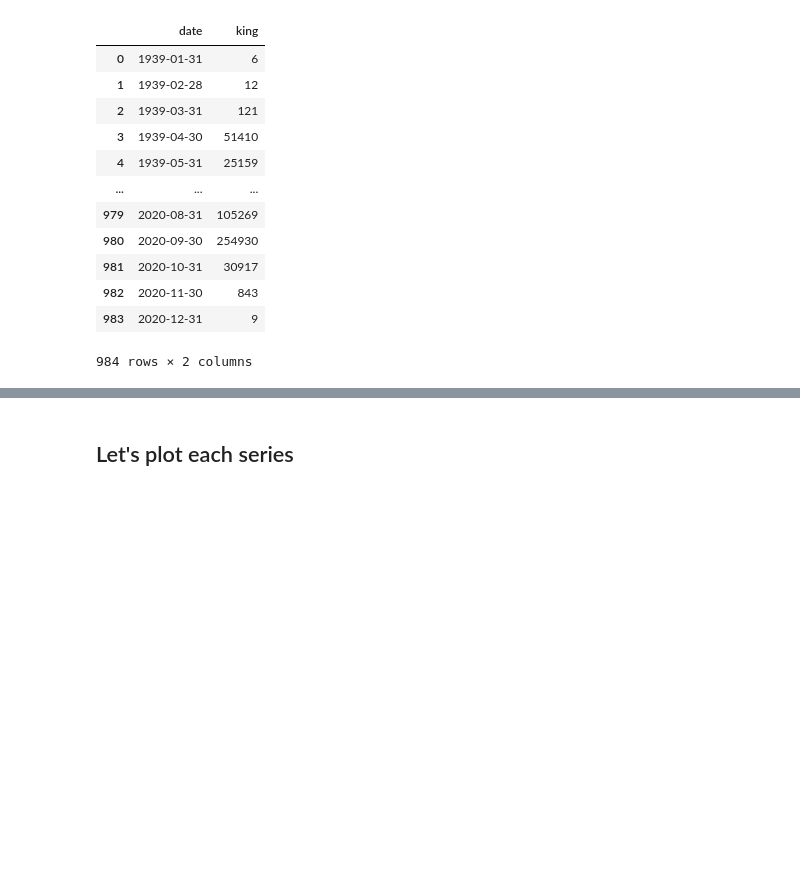
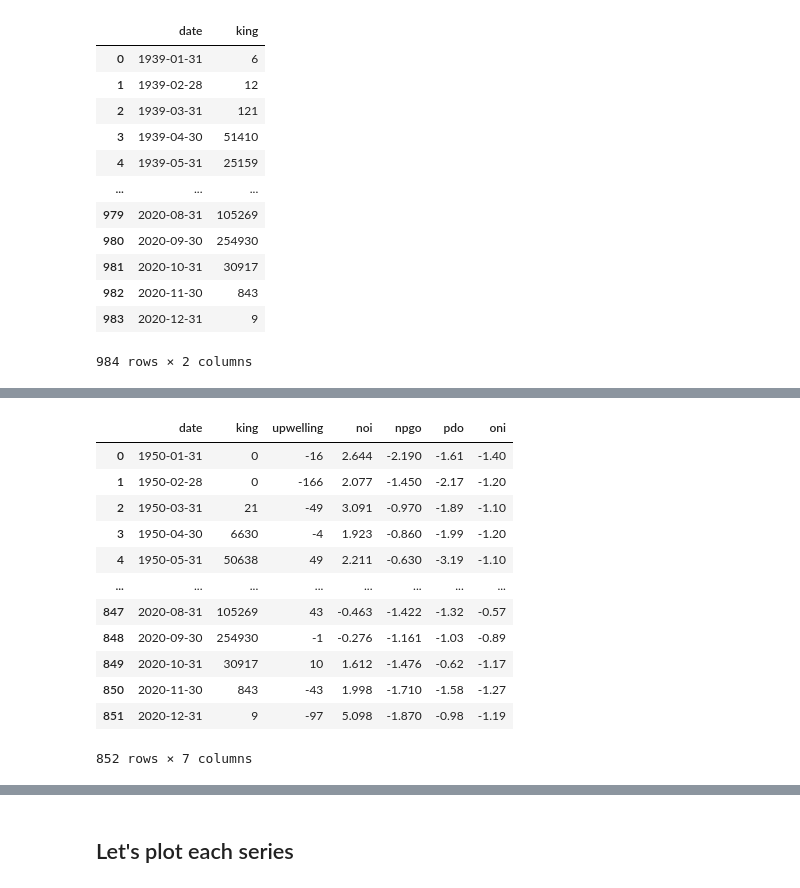
Before and after one commit to Abdul-Omira/SalmonNet, a Jupyter notebook: multivar_lstm.ipynb, the cells around one changed output, grey strips where cells are left out. Drawn from its saved outputs; the diff is of its cells as text; code cells hidden in the pictures; blank space fills up the shorter version.

```diff
--- a/multivar_lstm.ipynb
+++ b/multivar_lstm.ipynb
@@ -135,0 +211,4 @@ def load_pdo(pathname):
+# %%
+upwelling = cov_data["upwelling"]
+master_data = master_data.join(upwelling)
+master_data
@@ -135,0 +229,4 @@ def load_pdo(pathname):
+# %%
+noi = cov_data["noi"]
+master_data = master_data.join(noi)
+master_data
@@ -135,0 +247,4 @@ def load_pdo(pathname):
+# %%
+npgo = cov_data["npgo"]
+master_data = master_data.join(npgo)
+master_data
@@ -135,0 +265,4 @@ def load_pdo(pathname):
+# %%
+pdo = cov_data["pdo"]
+master_data = master_data.join(pdo)
+master_data
@@ -135,0 +283,19 @@ def load_pdo(pathname):
+# %%
+oni = cov_data["oni "]
+master_data = master_data.join(oni)
+master_data
+# cov_data.columns
+# %% [output]
+|  | date | king | upwelling | noi | npgo | pdo | oni |
+| 0 | 1950-01-31 | 0 | -16 | 2.644 | -2.190 | -1.61 | -1.40 |
+| 1 | 1950-02-28 | 0 | -166 | 2.077 | -1.450 | -2.17 | -1.20 |
+| 2 | 1950-03-31 | 21 | -49 | 3.091 | -0.970 | -1.89 | -1.10 |
+| 3 | 1950-04-30 | 6630 | -4 | 1.923 | -0.860 | -1.99 | -1.20 |
+| 4 | 1950-05-31 | 50638 | 49 | 2.211 | -0.630 | -3.19 | -1.10 |
+| ... | ... | ... | ... | ... | ... | ... | ... |
+| 847 | 2020-08-31 | 105269 | 43 | -0.463 | -1.422 | -1.32 | -0.57 |
+| 848 | 2020-09-30 | 254930 | -1 | -0.276 | -1.161 | -1.03 | -0.89 |
+| 849 | 2020-10-31 | 30917 | 10 | 1.612 | -1.476 | -0.62 | -1.17 |
+| 850 | 2020-11-30 | 843 | -43 | 1.998 | -1.710 | -1.58 | -1.27 |
+| 851 | 2020-12-31 | 9 | -97 | 5.098 | -1.870 | -0.98 | -1.19 |
+852 rows × 7 columns
```
Also changed, not shown: parts of 45 cells of this notebook, 6 other files.
